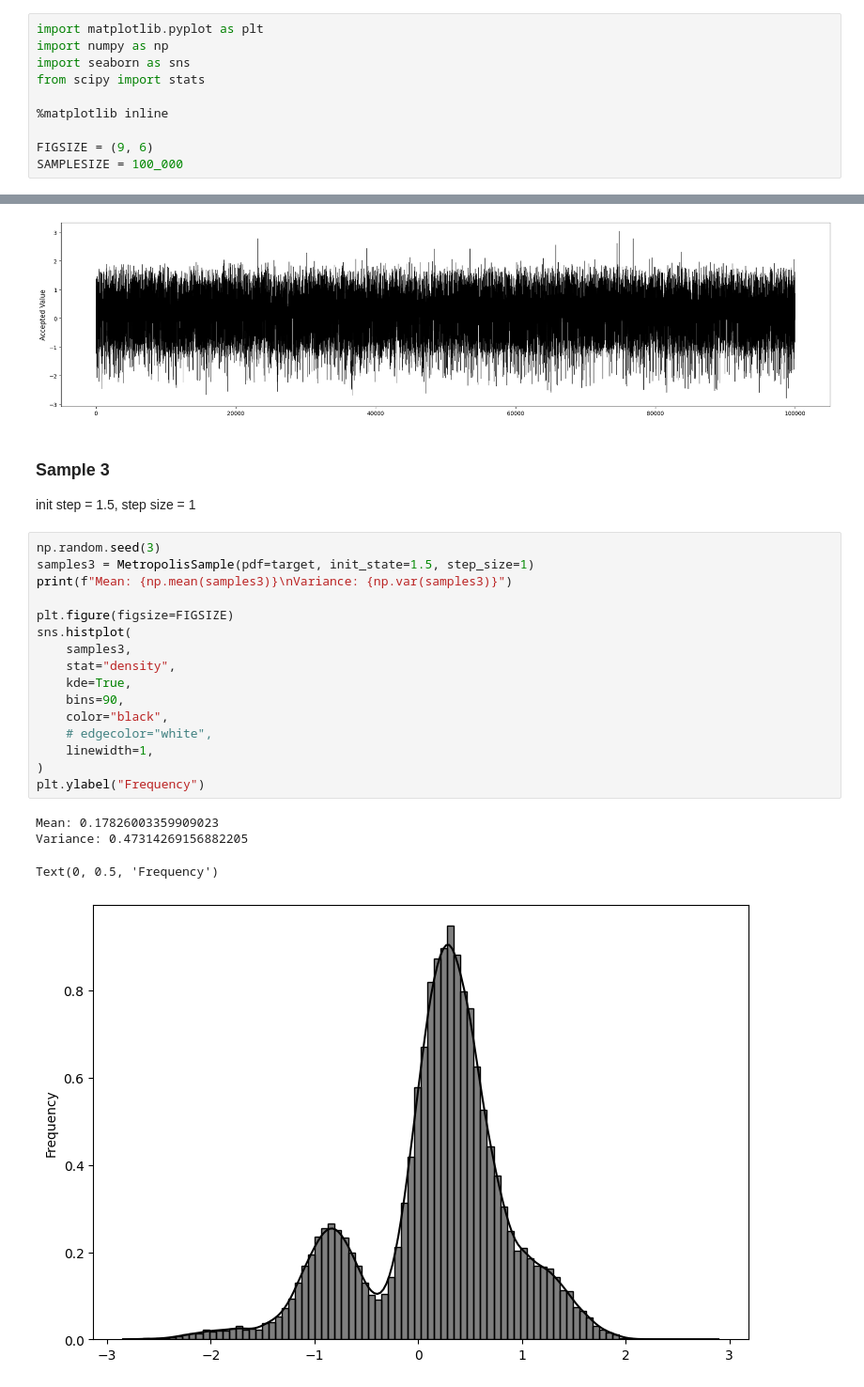
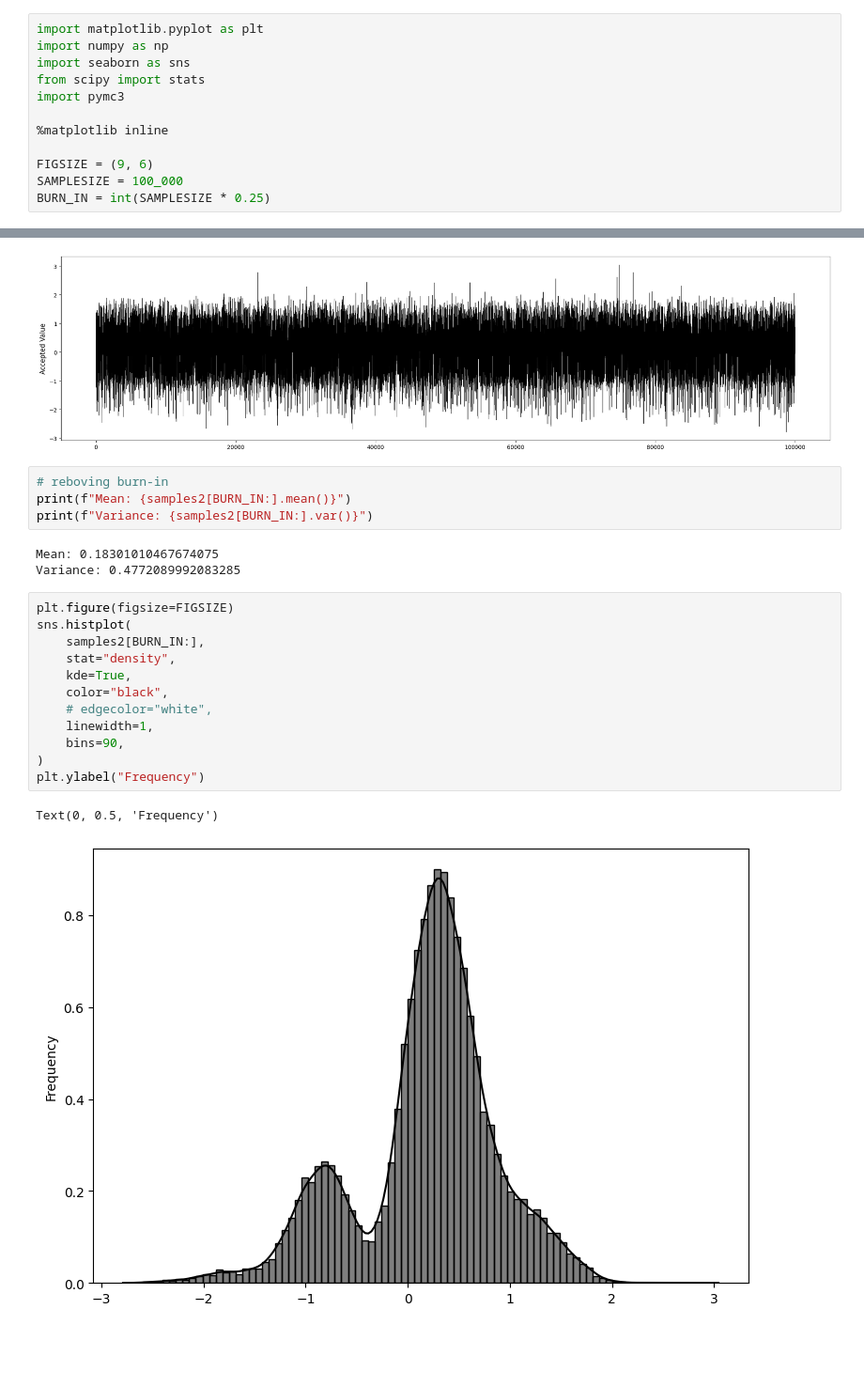
Before and after one commit to AzmainBiswas/Monte_Carlo, a Jupyter notebook: Metropolis-Hastings algorithm/example-1/example1.ipynb, the cells around one changed output, grey strips where cells are left out. Shown at 94% size. Drawn from its saved outputs; the diff is of its cells as text; blank space fills up the shorter version.

```diff
--- a/Metropolis-Hastings algorithm/example-1/example1.ipynb
+++ b/Metropolis-Hastings algorithm/example-1/example1.ipynb
@@ -9,8 +9,10 @@ import matplotlib.pyplot as plt
 import numpy as np
 import seaborn as sns
 from scipy import stats
+import pymc3
 
 %matplotlib inline
 
 FIGSIZE = (9, 6)
 SAMPLESIZE = 100_000
+BURN_IN = int(SAMPLESIZE * 0.25)
@@ -106,27 +114,25 @@ plt.ylabel("Accepted Value", fontsize=12)
 # %% [output]
 Text(0, 0.5, 'Accepted Value')
 [figure]
-# %% [markdown]
-### Sample 3
-init step = 1.5, step size = 1
+# %%
+# reboving burn-in
+print(f"Mean: {samples2[BURN_IN:].mean()}")
+print(f"Variance: {samples2[BURN_IN:].var()}")
+# %% [output]
+Mean: 0.18301010467674075
+Variance: 0.4772089992083285
 # %%
-np.random.seed(3)
-samples3 = MetropolisSample(pdf=target, init_state=1.5, step_size=1)
-print(f"Mean: {np.mean(samples3)}\nVariance: {np.var(samples3)}")
-
 plt.figure(figsize=FIGSIZE)
 sns.histplot(
-    samples3,
+    samples2[BURN_IN:],
     stat="density",
     kde=True,
-    bins=90,
     color="black",
     # edgecolor="white",
     linewidth=1,
+    bins=90,
 )
 plt.ylabel("Frequency")
 # %% [output]
-Mean: 0.17826003359909023
-Variance: 0.47314269156882205
+Text(0, 0.5, 'Frequency')
-Text(0, 0.5, 'Frequency')
-[figure, old version]
+[figure, new version]
```
Also changed, not shown: parts of 18 cells of this notebook, 3 other files.
